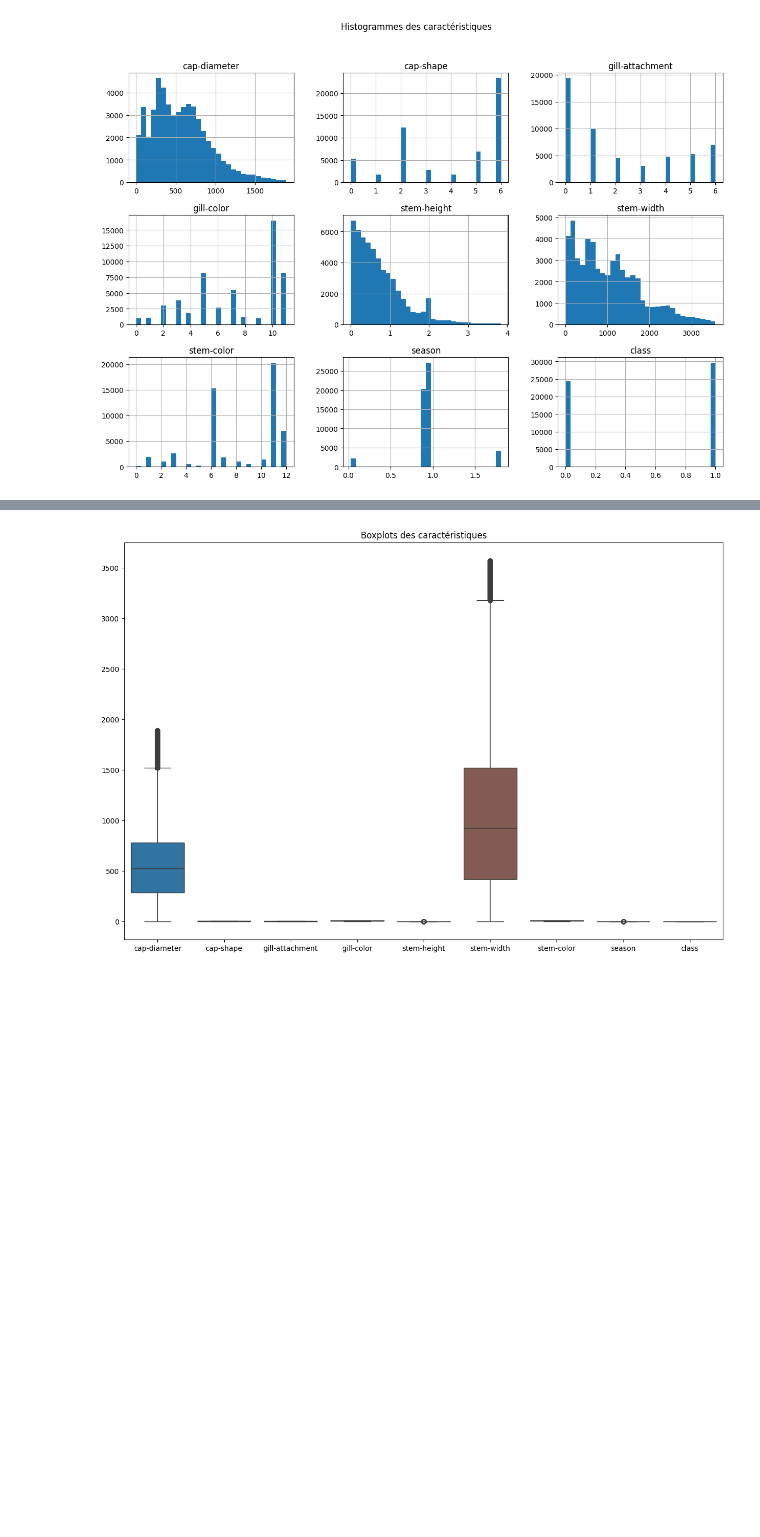
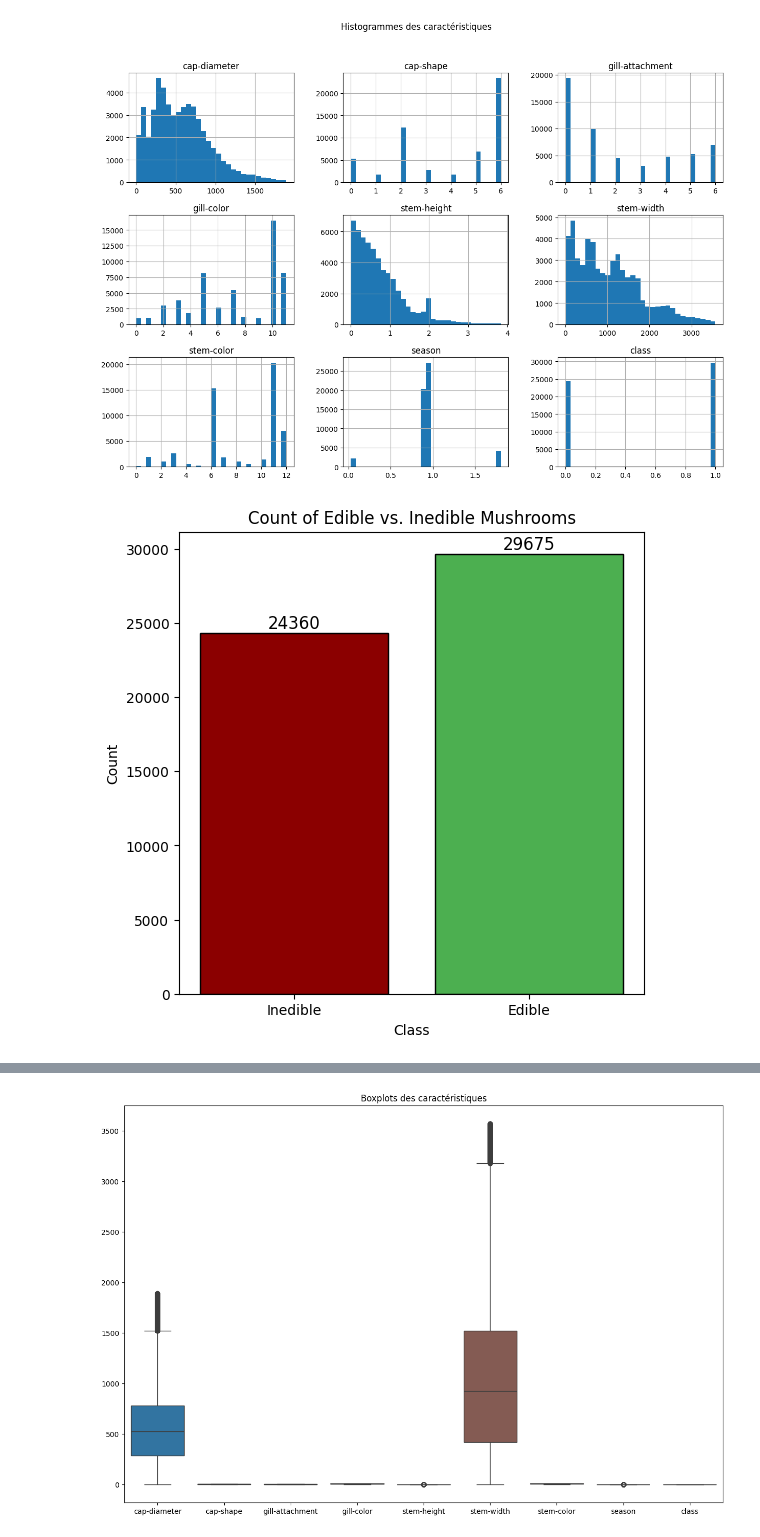
Before and after one commit to onissan19/ML-mush, a Jupyter notebook: mushroom.ipynb, the cells around one changed output, grey strips where cells are left out. Saved outputs shown, nothing was run; the diff lists cells and outputs as text; code cells hidden in the pictures; blank space fills up the shorter version.

```diff
--- a/mushroom.ipynb
+++ b/mushroom.ipynb
@@ -70,3 +99,25 @@ plt.suptitle("Histogrammes des caractéristiques")
 plt.show()
 # %% [output]
 [figure]
+# %%
+# Statistics on the number of edible and inedible mushrooms.
+label_counts = data['class'].value_counts()
+
+plt.figure(figsize=(6,6))
+bars = plt.bar(label_counts.index, label_counts.values, color=['#4CAF50','darkred'], edgecolor='black')
+plt.xticks(label_counts.index, labels=["Edible", "Inedible"])
+for bar in bars:
+    plt.text(
+        bar.get_x() + bar.get_width() / 2, # Position x: column center
+        bar.get_height(),                  # Position y: height of the column
+        int(bar.get_height()),             # Display value
+        ha='center',
+        va='bottom',
+        fontsize=12
+    )
+plt.title("Count of Edible vs. Inedible Mushrooms")
+plt.xlabel("Class")
+plt.ylabel("Count")
+plt.show()
+# %% [output]
+[figure, added]
```
Also changed, not shown: parts of 17 cells of this notebook.
